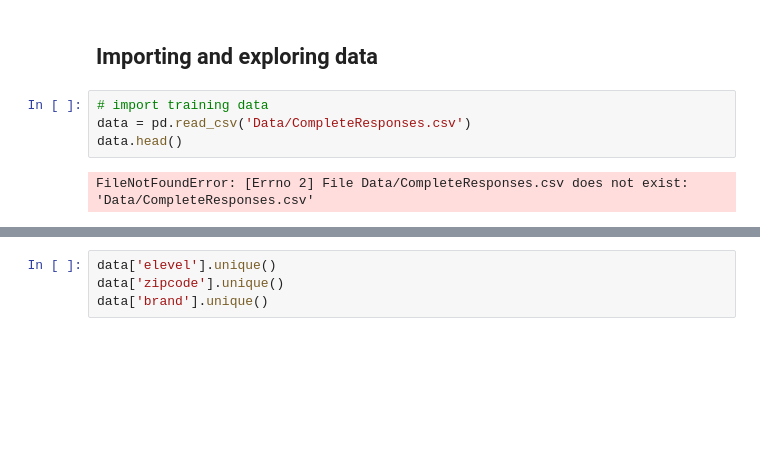
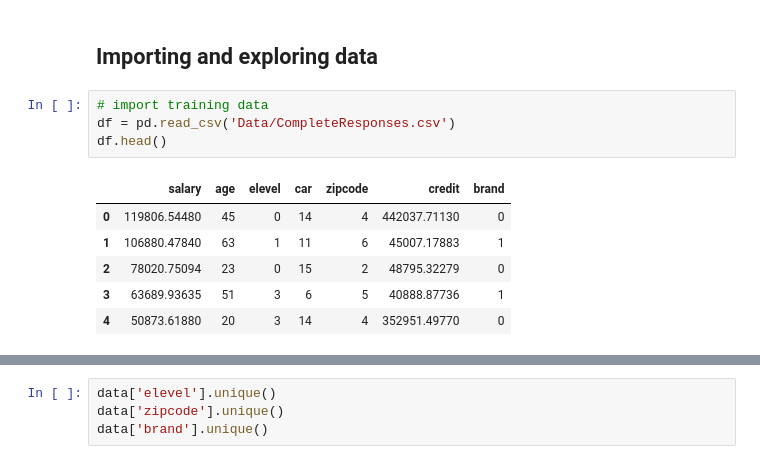
Before and after one commit to Minjuan06/Predicting-customers-brand-preference-classification-models, a Jupyter notebook: 1_EDA and preparing data.ipynb, the cells around one changed output, grey strips where cells are left out. Saved outputs shown, nothing was run; the diff lists cells and outputs as text; blank space fills up the shorter version.

```diff
--- a/1_EDA and preparing data.ipynb
+++ b/1_EDA and preparing data.ipynb
@@ -34,7 +34,12 @@ from sklearn.model_selection import train_test_split
 ## Importing and exploring data
 # %%
 # import training data
-data = pd.read_csv('Data/CompleteResponses.csv')
-data.head()
+df = pd.read_csv('Data/CompleteResponses.csv')
+df.head()
 # %% [output]
-FileNotFoundError: [Errno 2] File Data/CompleteResponses.csv does not exist: 'Data/CompleteResponses.csv'
+|  | salary | age | elevel | car | zipcode | credit | brand |
+| 0 | 119806.54480 | 45 | 0 | 14 | 4 | 442037.71130 | 0 |
+| 1 | 106880.47840 | 63 | 1 | 11 | 6 | 45007.17883 | 1 |
+| 2 | 78020.75094 | 23 | 0 | 15 | 2 | 48795.32279 | 0 |
+| 3 | 63689.93635 | 51 | 3 | 6 | 5 | 40888.87736 | 1 |
+| 4 | 50873.61880 | 20 | 3 | 14 | 4 | 352951.49770 | 0 |
```
Also changed, not shown: parts of 2 cells of this notebook.
